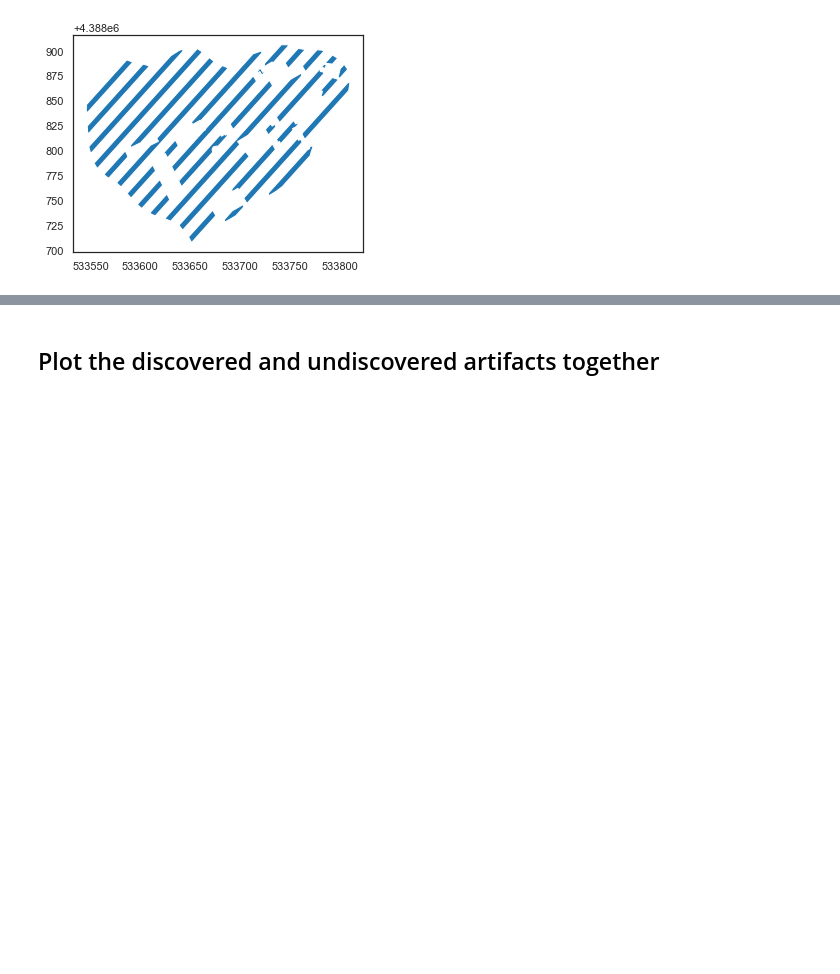
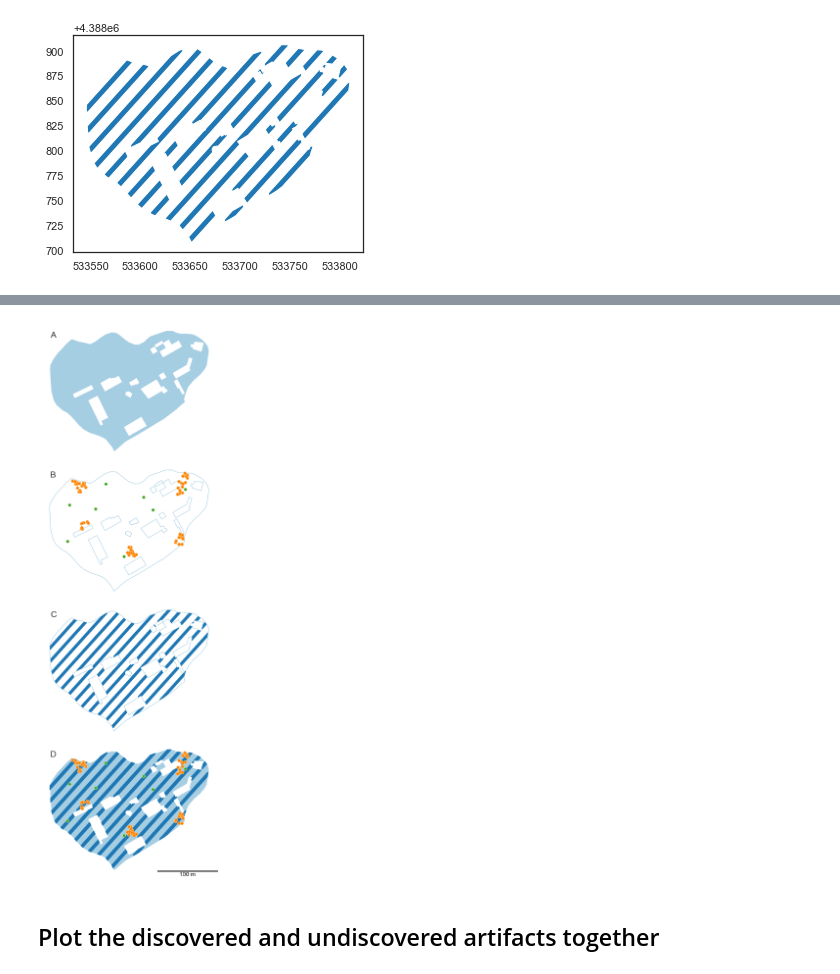
Before and after one commit to deppen8/prospect, a Jupyter notebook: notebooks/pub1/other_plots/other_plots.ipynb, the cells around one changed output, grey strips where cells are left out. Cells and saved outputs as stored; diff of their text form; code cells hidden in the pictures; blank space fills up the shorter version.

```diff
--- a/notebooks/pub1/other_plots/other_plots.ipynb
+++ b/notebooks/pub1/other_plots/other_plots.ipynb
@@ -193,3 +144,55 @@ plt.savefig("./building_blocks_v3.png", dpi=300)
+# %%
+# Color scheme based on ColorBrewer2.org qualitative "8-class Paired"
+
+fig, ax = plt.subplots(4, 1, figsize=(8, 16))
+
+# Area
+# ax[0].set_title("Area", size="x-large", pad=0)
+ax[0].text(x=0.05, y=0.90, s="A", size="x-large", transform=ax[0].transAxes)
+area.df.plot(ax=ax[0], color="#a6cee3")
+
+# Assemblage
+# ax[1].set_title("Assemblage", size="x-large", pad=0)
+ax[1].text(x=0.05, y=0.90, s="B", size="x-large", transform=ax[1].transAxes)
+area.df.plot(ax=ax[1], facecolor="none", edgecolor="#a6cee3")
+shp_pts = assemblage.df.loc[assemblage.df["layer_name"] != "Layer-Poisson"]
+poisson_pts = assemblage.df.loc[assemblage.df["layer_name"] == "Layer-Poisson"]
+shp_pts.plot(ax=ax[1], facecolor=LAYER_GREEN["facecolor"], edgecolor=LAYER_GREEN["edgecolor"])
+poisson_pts.plot(ax=ax[1], facecolor=LAYER_ORANGE["facecolor"], edgecolor=LAYER_ORANGE["edgecolor"])
+
+
+# Coverage
+# ax[2].set_title("Coverage", size="x-large", pad=0)
+ax[2].text(x=0.05, y=0.90, s="C", size="x-large", transform=ax[2].transAxes)
+area.df.plot(ax=ax[2], facecolor="none", edgecolor="#a6cee3")
+coverage.df.plot(ax=ax[2], color="#1f78b4")
+
+# Combined
+# ax[3].set_title("Combined", size="x-large", pad=0)
+ax[3].text(x=0.05, y=0.90, s="D", size="x-large", transform=ax[3].transAxes)
+area.df.plot(ax=ax[3], color="#a6cee3")
+coverage.df.plot(ax=ax[3], facecolor="#1f78b4", edgecolor="none")
+shp_pts.plot(ax=ax[3], facecolor=LAYER_GREEN["facecolor"], edgecolor=LAYER_GREEN["edgecolor"])
+poisson_pts.plot(ax=ax[3], facecolor=LAYER_ORANGE["facecolor"], edgecolor=LAYER_ORANGE["edgecolor"])
+
+scalebar = AnchoredSizeBar(
+    ax[3].transData,
+    100,
+    "100 m",
+    "lower right",
+    pad=-0.2,
+    color="black",
+    frameon=False,
+    size_vertical=1)
+ax[3].add_artist(scalebar)
+
+for sub_ax in fig.axes:
+    sub_ax.axis("off")
+sns.despine(left=True, bottom=True)
+plt.tight_layout()
+plt.savefig("./building_blocks_v4.png", dpi=300)
+# %% [output]
+[figure, added]
 # %% [markdown]
 ## Plot the discovered and undiscovered artifacts together
 # %%
```
Also changed, not shown: parts of 12 cells of this notebook, 2 other files.
